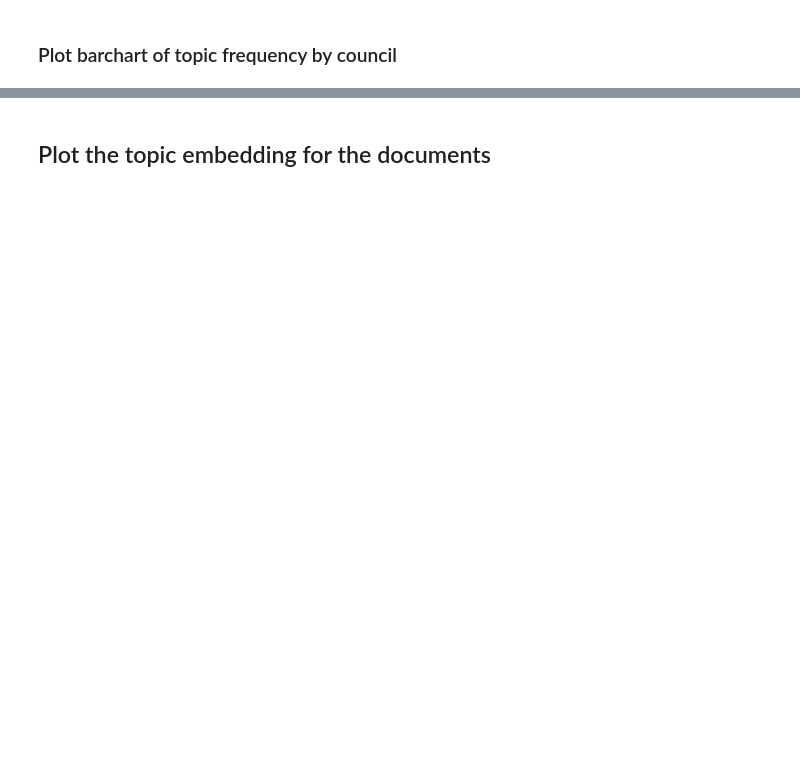
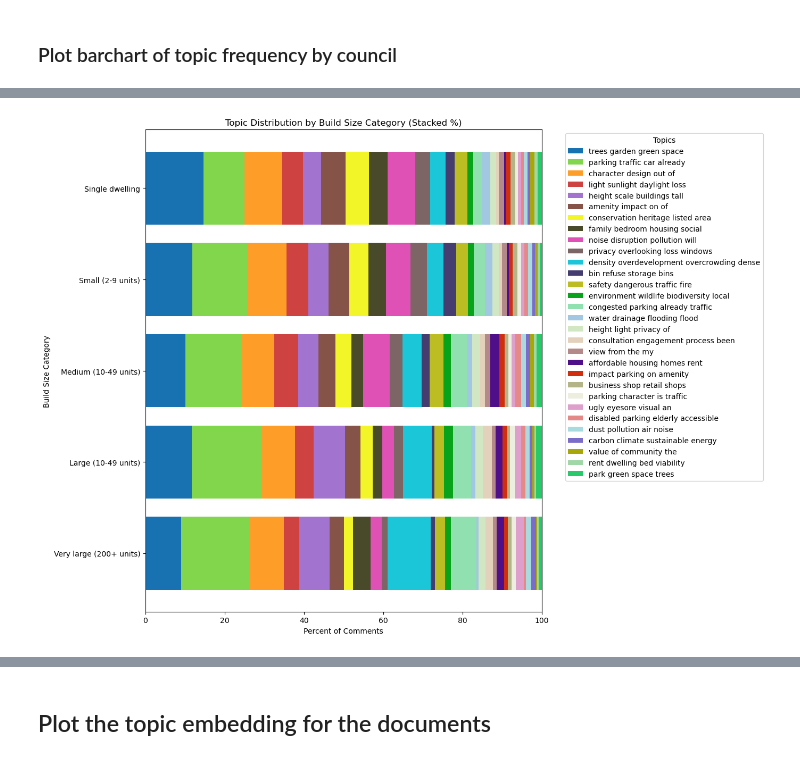
Before and after one commit to Bea-Taylor/nimby_nlp, a Jupyter notebook: notebooks/1_0_3_topic_analysis.ipynb, the cells around one changed output, grey strips where cells are left out. Saved outputs shown, nothing was run; the diff lists cells and outputs as text; code cells hidden in the pictures; blank space fills up the shorter version.

```diff
--- a/notebooks/1_0_3_topic_analysis.ipynb
+++ b/notebooks/1_0_3_topic_analysis.ipynb
@@ -404,0 +578,95 @@ plt.show()
+# %%
+# add column of category of residential build sizes
+def categorize_build_size(res_units):
+    if pd.isna(res_units):
+        return np.nan
+    elif res_units == 1:
+        return 'Single dwelling'
+    elif 2 <= res_units <= 9:
+        return 'Small (2-9 units)'
+    elif 10 <= res_units <= 49:
+        return 'Medium (10-49 units)'
+    elif 50 <= res_units <= 199:
+        return 'Large (10-49 units)'
+    else:
+        return 'Very large (200+ units)'
+
+df['build_size_category'] = df['total_no_proposed_residential_units'].apply(categorize_build_size)
+# %%
+# Custom desired order
+desired_order = [
+    'Very large (200+ units)',
+    'Large (10-49 units)',
+    'Medium (10-49 units)',
+    'Small (2-9 units)',
+    'Single dwelling'
+]
+
+# Unique types in your data (but we'll reorder them)
+unit_types = df['build_size_category'].dropna().unique()
+
+# Keep only those that appear in your desired order
+unit_types = [ut for ut in desired_order if ut in unit_types]
+
+# Ordered topic IDs
+ordered_topic_ids = list(filtered_topic_dict.keys())
+
+# Color map
+color_map = {
+    topic_id: custom_hex_colors[i % len(custom_hex_colors)]
+    for i, topic_id in enumerate(ordered_topic_ids)
+}
+
+# Build data matrix
+data = []
+
+for ut in unit_types:
+    unit_df = df[df['build_size_category'] == ut]
+
+    # Flatten topic lists
+    all_topics = [t for topics in unit_df['topic_number_updated'] for t in topics]
+
+    topic_counts = Counter(all_topics)
+    total_comments = sum(topic_counts.values())
+
+    percents = [
+        (topic_counts.get(topic_id, 0) / total_comments) * 100 if total_comments > 0 else 0
+        for topic_id in ordered_topic_ids
+    ]
+
+    data.append(percents)
+
+data = pd.DataFrame(data, columns=ordered_topic_ids, index=unit_types)
+
+# ---- Plot ----
+
+fig, ax = plt.subplots(figsize=(14, 10))
+
+left = [0] * len(unit_types)
+
+for tid in ordered_topic_ids:
+    ax.barh(
+        y=unit_types,
+        width=data[tid],
+        left=left,
+        color=color_map[tid],
+        label=filtered_topic_dict[tid]
+    )
+    left = [l + w for l, w in zip(left, data[tid])]
+
+ax.set_xlabel("Percent of Comments")
+ax.set_ylabel("Build Size Category")
+ax.set_title("Topic Distribution by Build Size Category (Stacked %)")
+ax.set_xlim(0, 100)
+
+# Legend outside
+ax.legend(
+    title="Topics",
+    bbox_to_anchor=(1.05, 1),
+    loc="upper left"
+)
+
+plt.tight_layout()
+plt.show()
+# %% [output]
+[figure, added]
```
Also changed, not shown: parts of 25 cells of this notebook, 10 other files.
